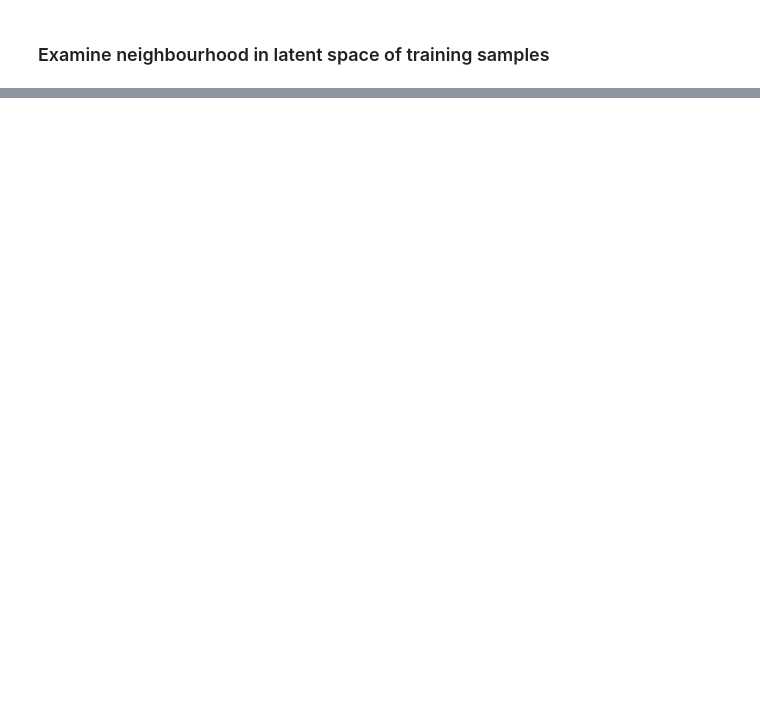
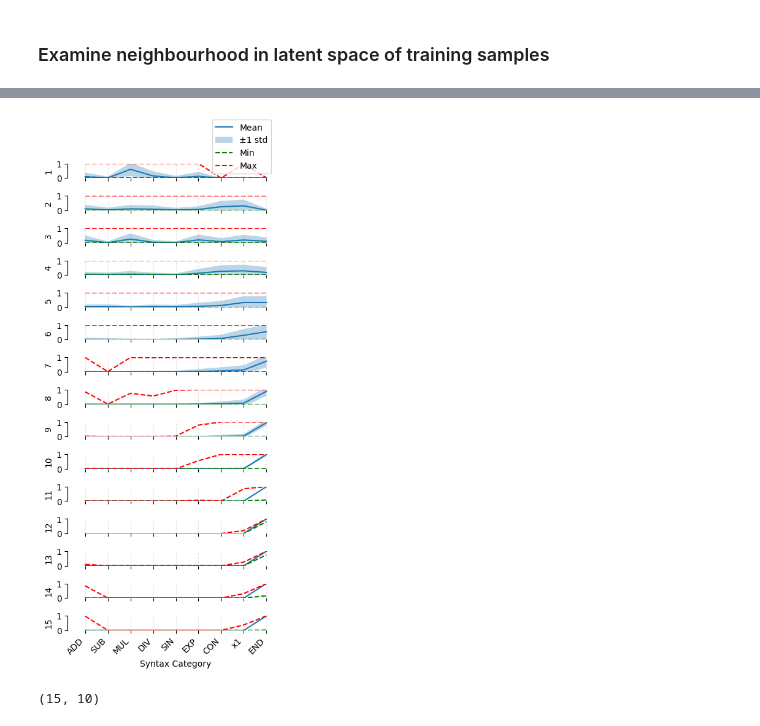
Before and after one commit to LuisCarretero/similar-expressions, a Jupyter notebook: src/downstream/latent_analysis.ipynb, the cells around one changed output, grey strips where cells are left out. Drawn from its saved outputs; the diff is of its cells as text; code cells hidden in the pictures; blank space fills up the shorter version.

```diff
--- a/src/downstream/latent_analysis.ipynb
+++ b/src/downstream/latent_analysis.ipynb
@@ -154,0 +197,36 @@ plt.show()
+# %%
+n = 0
+
+fig, axes = plt.subplots(mean_samples.shape[1], 1, figsize=(4, 0.6*mean_samples.shape[1]), sharex=True)
+plt.subplots_adjust(hspace=0)  # Remove vertical space between subplots
+for i in range(mean_samples.shape[1]):
+    axes[i].plot(mean_samples[n, i, :], label='Mean')
+    axes[i].fill_between(range(mean_samples.shape[2]),
+                         mean_samples[n, i, :] - std_samples[n, i, :],
+                         mean_samples[n, i, :] + std_samples[n, i, :],
+                         alpha=0.3, label='±1 std')
+    axes[i].plot(min_samples[n, i, :], label='Min', linestyle='--', color='green')
+    axes[i].plot(max_samples[n, i, :], label='Max', linestyle='--', color='red')
+    axes[i].set_xticks(range(len(syntax_cats)))
+    axes[i].set_xticklabels(syntax_cats, rotation=45, ha='right')
+    axes[i].grid(True, axis='x', linestyle='--', alpha=0.3)
+    axes[i].set_ylim(0, 1)  # Set y-limit between 0 and 1
+    axes[i].set_ylabel(f'{i+1}')  # Add y-label showing timestep
+    if i == mean_samples.shape[1] - 1:
+        axes[i].set_xlabel('Syntax Category')
+    if i == 0:
+        axes[i].legend()
+    axes[i].spines['top'].set_visible(False)  # Remove top border
+    axes[i].spines['bottom'].set_visible(False)  # Remove bottom border
+    axes[i].spines['right'].set_visible(False)  # Remove right border
+    axes[i].spines['left'].set_position(('outward', 10))  # Move left spine outward
+
+plt.tight_layout()
+plt.subplots_adjust(right=0.98)  # Reduce right margin
+plt.show()
+# %% [output]
+[figure, added]
+# %%
+x.squeeze(0).T.detach().numpy().shape
+# %% [output]
+(15, 10)
```
Also changed, not shown: parts of 7 cells of this notebook, 8 other files.
